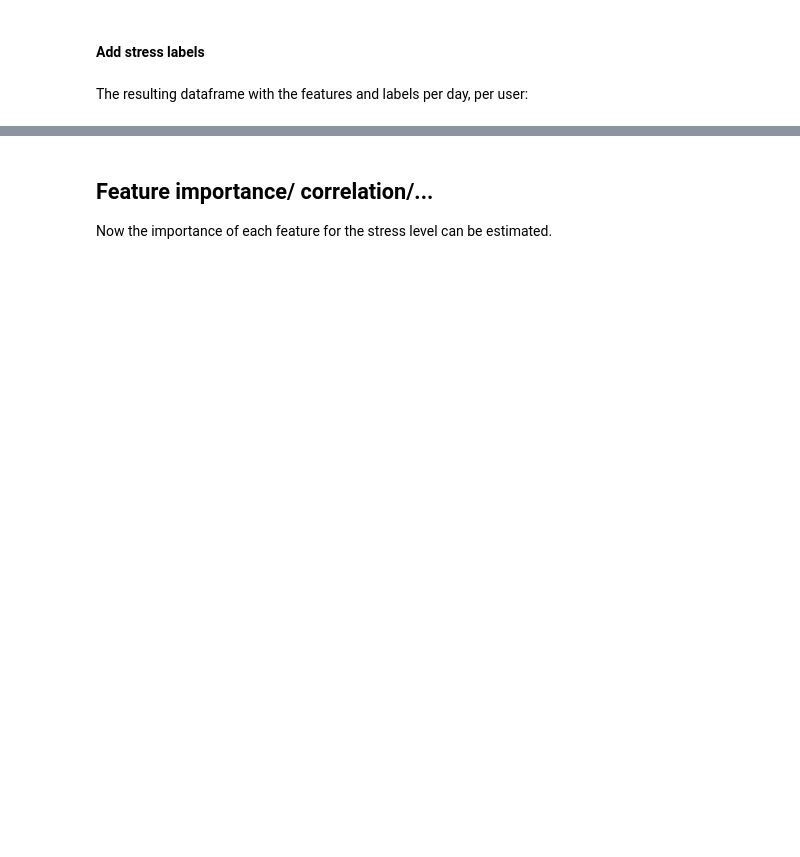
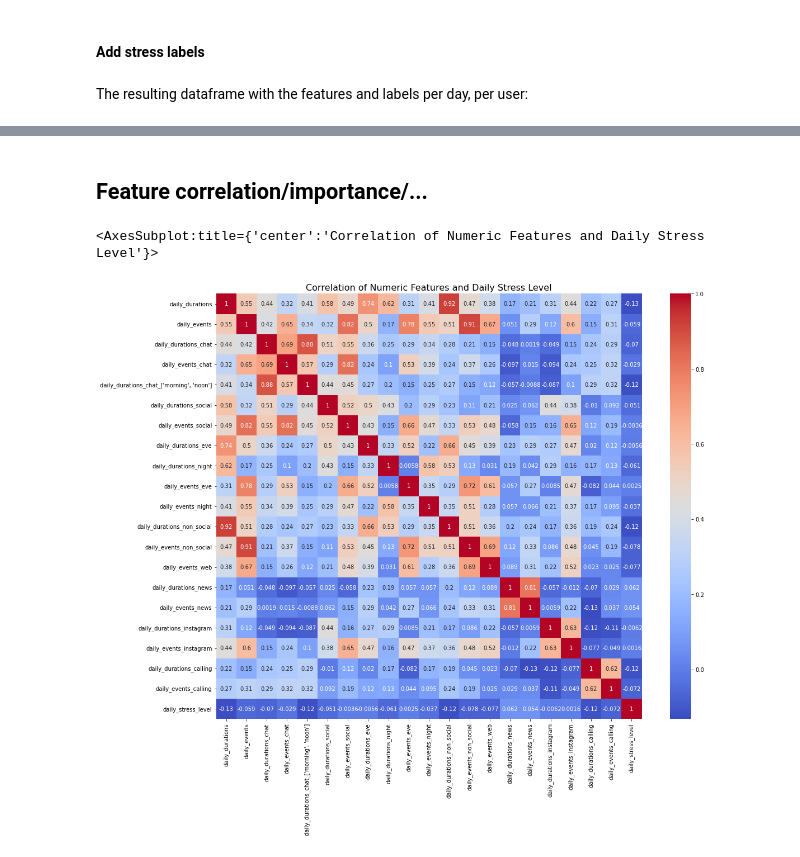
Before and after one commit to WouterDurnez/mobiledna_py, a Jupyter notebook: mobiledna/draft_simon/feat_calculation.ipynb, the cells around one changed output, grey strips where cells are left out. Cells and saved outputs as stored; diff of their text form; code cells hidden in the pictures; blank space fills up the shorter version.

Commit message:
feature correlations and correlation with target variable

```diff
--- a/mobiledna/draft_simon/feat_calculation.ipynb
+++ b/mobiledna/draft_simon/feat_calculation.ipynb
@@ -394,14 +668,14 @@ print(avg_freq_news_use.head())
 # %% [markdown]
 ##### instagram
 # %%
-daily_instagram_use = (ae.get_daily_duration(application="com.instagram.android", series_unit='day') / 60)
+daily_instagram_use = (ae.get_daily_duration(application="com.instagram.android", series_unit='day') / 60).rename('daily_durations_instagram')
 print(daily_instagram_use.head())
 
-avg_daily_instagram_use = (ae.get_daily_duration(application="com.instagram.android") / 60)
+avg_daily_instagram_use = (ae.get_daily_duration(application="com.instagram.android") / 60).rename('avg_daily_durations_instagram')
 print(avg_daily_instagram_use.head())
 
-freq_instagram_use = ae.get_daily_events(application="com.instagram.android", series_unit='day')
+freq_instagram_use = ae.get_daily_events(application="com.instagram.android", series_unit='day').rename('daily_events_instagram')
 print(freq_instagram_use.head())
 
-avg_freq_instagram_use = ae.get_daily_events(application="com.instagram.android")
+avg_freq_instagram_use = ae.get_daily_events(application="com.instagram.android").rename('avg_daily_events_instagram')
 print(avg_freq_instagram_use.head())
@@ -503,0 +822,23 @@ temp_res = (pd.merge(general_screen_time, smartphone_use_freq, on=['id', 'day']
+# %%
+temp = (pd.merge(general_screen_time, smartphone_use_freq, on=['id', 'day']
+).merge(duration_MIM_applications, on=['id', 'day']
+).merge(freq_MIM_applications, on=['id', 'day']
+).merge(daily_use_work_hours, on=['id', 'day']
+).merge(daily_social_applications, on=['id', 'day']
+).merge(freq_social_applications, on=['id', 'day']
+).merge(daily_use_evening,  on=['id', 'day']
+).merge(daily_use_night, on=['id', 'day']
+).merge(freq_evening_use, on=['id', 'day']
+).merge(freq_night_use, on=['id', 'day']
+).merge(daily_non_social_applications, on=['id', 'day']
+).merge(freq_non_social_applications, on=['id', 'day']
+).merge(freq_browser_use, on=['id', 'day']
+).merge(news_use, on=['id', 'day']
+).merge(freq_news_use, on=['id', 'day']
+).merge(daily_instagram_use, on=['id', 'day']
+).merge(freq_instagram_use, on=['id', 'day']
+).merge(daily_call_duration, on=['id', 'day']
+).merge(freq_daily_call, on=['id', 'day']
+))
+
+print(temp.head())
@@ -504,8 +853,8 @@ temp_res = (pd.merge(general_screen_time, smartphone_use_freq, on=['id', 'day']
 # %% [markdown]
 #### Add stress labels
 # %%
-labels = ae.__data__[['id', 'day','daily_stress_level']].groupby(by=['id','day']).first()
-res = pd.merge(temp_res, labels, on=['id', 'day'])
+labels = ae.__data__[['id', 'day','daily_stress_level']].groupby(by=['id','day']).first().astype('float64')
+res = pd.merge(temp, labels, on=['id', 'day'])
 # %% [markdown]
 The resulting dataframe with the features and labels per day, per user:
 # %%
@@ -513,3 +879,0 @@ print(res.head())
-# %% [markdown]
-## Feature importance/ correlation/...
-Now the importance of each feature for the stress level can be estimated.
@@ -519,0 +880,13 @@ sn.heatmap(corrMatrix, annot=True)
+# %% [markdown]
+## Feature correlation/importance/...
+# %%
+import matplotlib.pyplot as plt
+import seaborn as sns
+
+correlation = res.corr()
+f ,ax = plt.subplots(figsize = (18, 14))
+plt.title('Correlation of Numeric Features and Daily Stress Level',y=1,size=16)
+sns.heatmap(correlation, square= True, annot=True, cmap='coolwarm')
+# %% [output]
+<AxesSubplot:title={'center':'Correlation of Numeric Features and Daily Stress Level'}>
+[figure, added]
```
Also changed, not shown: parts of 33 cells of this notebook.
